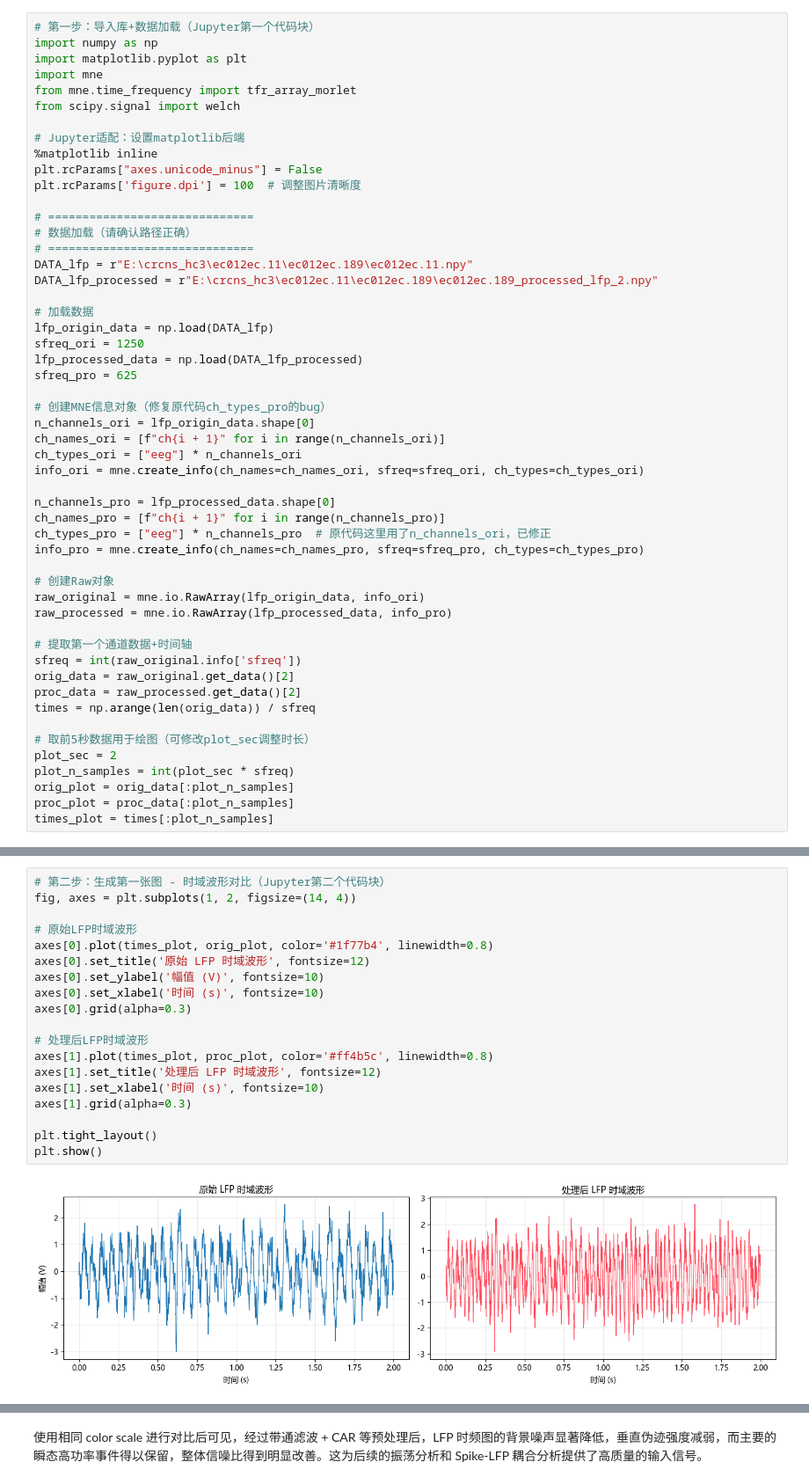
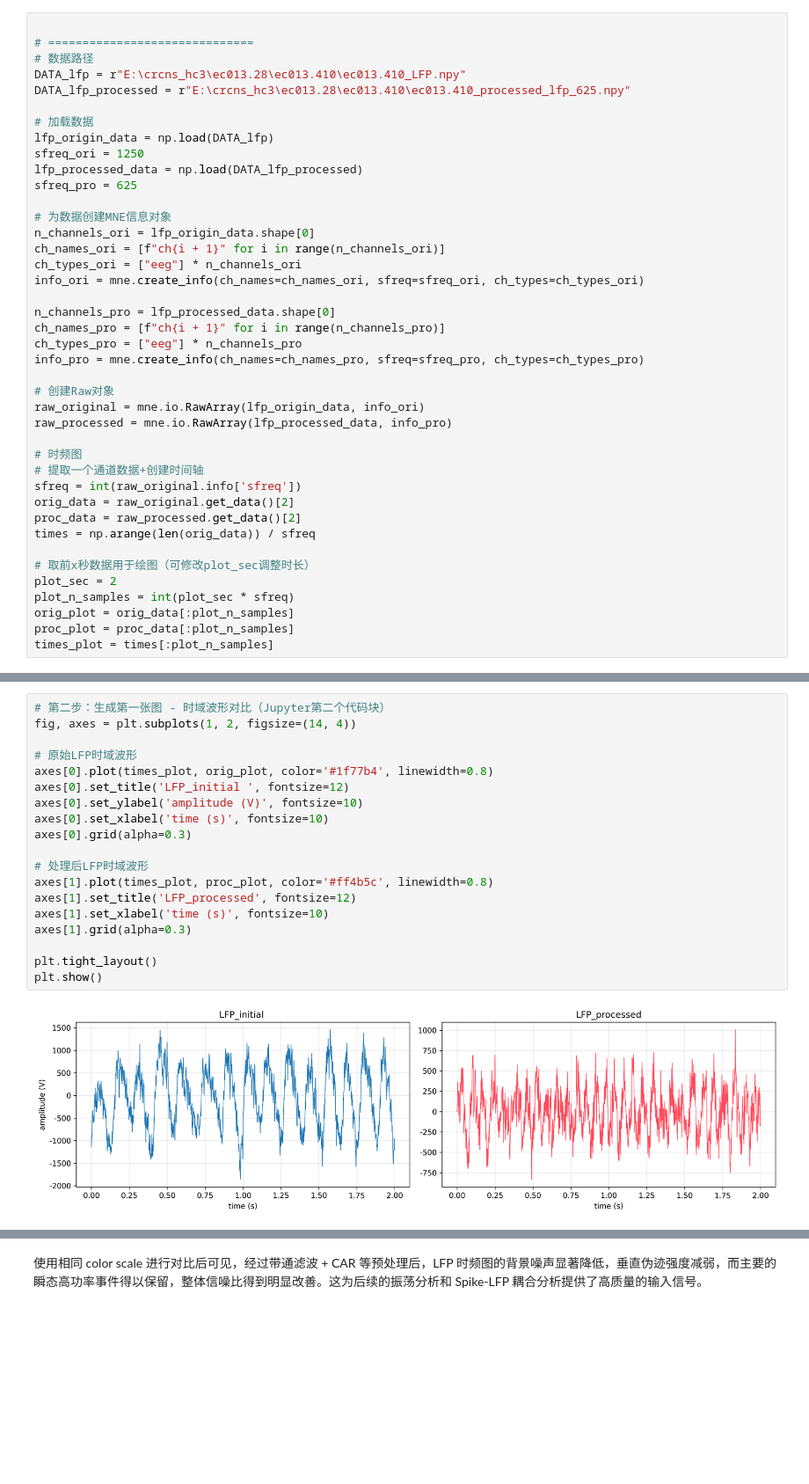
Before and after one commit to qy0309-lulu/neural-signal-processing-example, a Jupyter notebook: notebook/LFP_vis.ipynb, the cells around one changed output, grey strips where cells are left out. Shown at 88% size. Cells and saved outputs as stored; diff of their text form; blank space fills up the shorter version.

Commit message:
load, preprocess and  visualization

```diff
--- a/notebook/LFP_vis.ipynb
+++ b/notebook/LFP_vis.ipynb
@@ -1,21 +13,9 @@
 # %%
-# 第一步：导入库+数据加载（Jupyter第一个代码块）
-import numpy as np
-import matplotlib.pyplot as plt
-import mne
-from mne.time_frequency import tfr_array_morlet
-from scipy.signal import welch
-
-# Jupyter适配：设置matplotlib后端
-%matplotlib inline
-plt.rcParams["axes.unicode_minus"] = False
-plt.rcParams['figure.dpi'] = 100  # 调整图片清晰度
 
 # ==============================
-# 数据加载（请确认路径正确）
-# ==============================
-DATA_lfp = r"E:\crcns_hc3\ec012ec.11\ec012ec.189\ec012ec.11.npy"
-DATA_lfp_processed = r"E:\crcns_hc3\ec012ec.11\ec012ec.189\ec012ec.189_processed_lfp_2.npy"
+# 数据路径
+DATA_lfp = r"E:\crcns_hc3\ec013.28\ec013.410\ec013.410_LFP.npy"
+DATA_lfp_processed = r"E:\crcns_hc3\ec013.28\ec013.410\ec013.410_processed_lfp_625.npy"
 
 # 加载数据
 lfp_origin_data = np.load(DATA_lfp)
@@ -23,7 +23,7 @@ sfreq_ori = 1250
 lfp_processed_data = np.load(DATA_lfp_processed)
 sfreq_pro = 625
 
-# 创建MNE信息对象（修复原代码ch_types_pro的bug）
+# 为数据创建MNE信息对象
 n_channels_ori = lfp_origin_data.shape[0]
 ch_names_ori = [f"ch{i + 1}" for i in range(n_channels_ori)]
 ch_types_ori = ["eeg"] * n_channels_ori
@@ -31,20 +31,21 @@ info_ori = mne.create_info(ch_names=ch_names_ori, sfreq=sfreq_ori, ch_types=ch_t
 
 n_channels_pro = lfp_processed_data.shape[0]
 ch_names_pro = [f"ch{i + 1}" for i in range(n_channels_pro)]
-ch_types_pro = ["eeg"] * n_channels_pro  # 原代码这里用了n_channels_ori，已修正
+ch_types_pro = ["eeg"] * n_channels_pro
 info_pro = mne.create_info(ch_names=ch_names_pro, sfreq=sfreq_pro, ch_types=ch_types_pro)
 
 # 创建Raw对象
 raw_original = mne.io.RawArray(lfp_origin_data, info_ori)
 raw_processed = mne.io.RawArray(lfp_processed_data, info_pro)
 
-# 提取第一个通道数据+时间轴
+# 时频图
+# 提取一个通道数据+创建时间轴
 sfreq = int(raw_original.info['sfreq'])
 orig_data = raw_original.get_data()[2]
 proc_data = raw_processed.get_data()[2]
 times = np.arange(len(orig_data)) / sfreq
 
-# 取前5秒数据用于绘图（可修改plot_sec调整时长）
+# 取前x秒数据用于绘图（可修改plot_sec调整时长）
 plot_sec = 2
 plot_n_samples = int(plot_sec * sfreq)
 orig_plot = orig_data[:plot_n_samples]
@@ -60,24 +61,24 @@ Ready.
 # %%
 # 第二步：生成第一张图 - 时域波形对比（Jupyter第二个代码块）
 fig, axes = plt.subplots(1, 2, figsize=(14, 4))
 
 # 原始LFP时域波形
 axes[0].plot(times_plot, orig_plot, color='#1f77b4', linewidth=0.8)
-axes[0].set_title('原始 LFP 时域波形', fontsize=12)
-axes[0].set_ylabel('幅值 (V)', fontsize=10)
-axes[0].set_xlabel('时间 (s)', fontsize=10)
+axes[0].set_title('LFP_initial ', fontsize=12)
+axes[0].set_ylabel('amplitude (V)', fontsize=10)
+axes[0].set_xlabel('time (s)', fontsize=10)
 axes[0].grid(alpha=0.3)
 
 # 处理后LFP时域波形
 axes[1].plot(times_plot, proc_plot, color='#ff4b5c', linewidth=0.8)
-axes[1].set_title('处理后 LFP 时域波形', fontsize=12)
-axes[1].set_xlabel('时间 (s)', fontsize=10)
+axes[1].set_title('LFP_processed', fontsize=12)
+axes[1].set_xlabel('time (s)', fontsize=10)
 axes[1].grid(alpha=0.3)
 
 plt.tight_layout()
 plt.show()
 # %% [output]
-[figure, old version]
+[figure, new version]
 # %%
 # 第三步：生成第二张图 - PSD功率谱密度对比（Jupyter第三个代码块）
 fig, axes = plt.subplots(1, 2, figsize=(14, 4))
```
Also changed, not shown: parts of 8 cells of this notebook, 2 other files.
